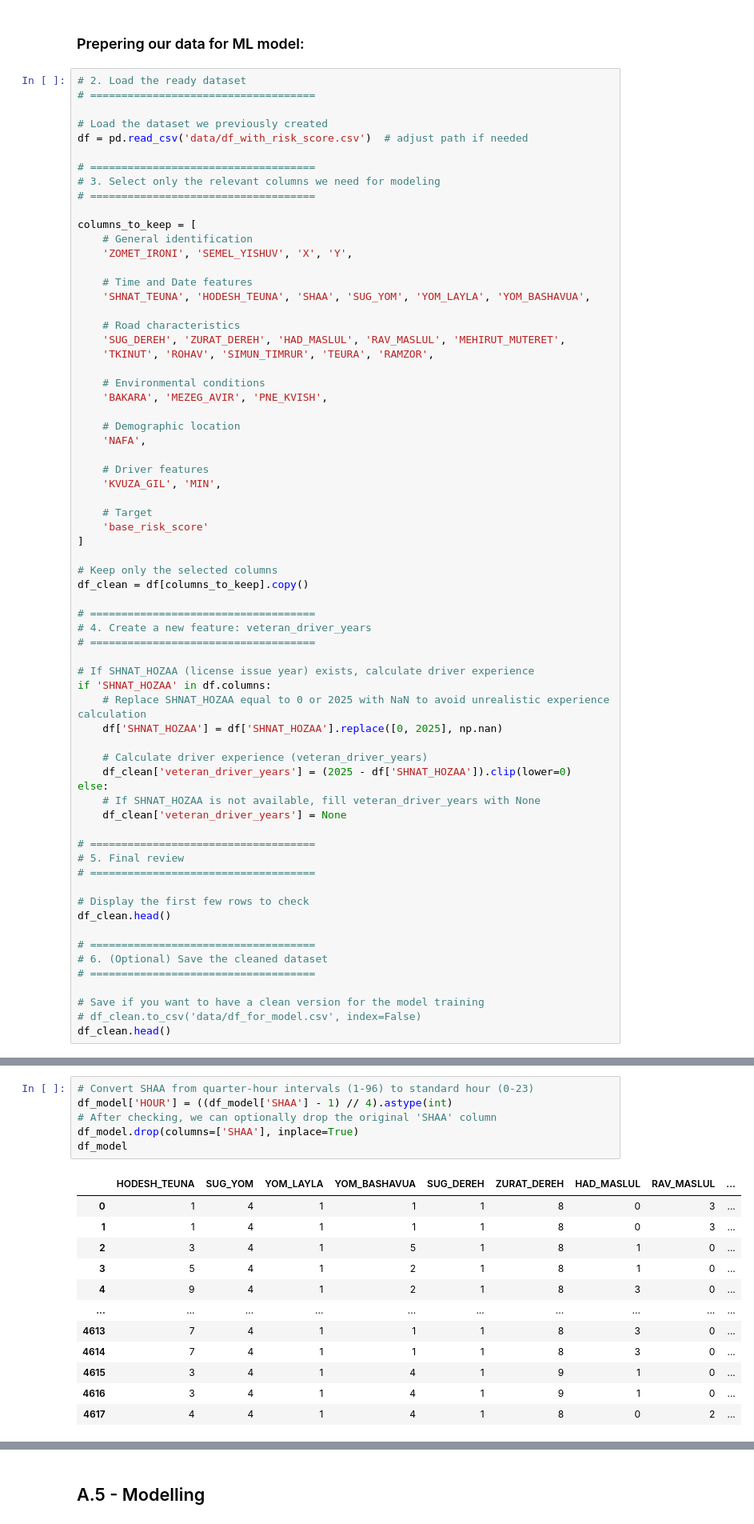
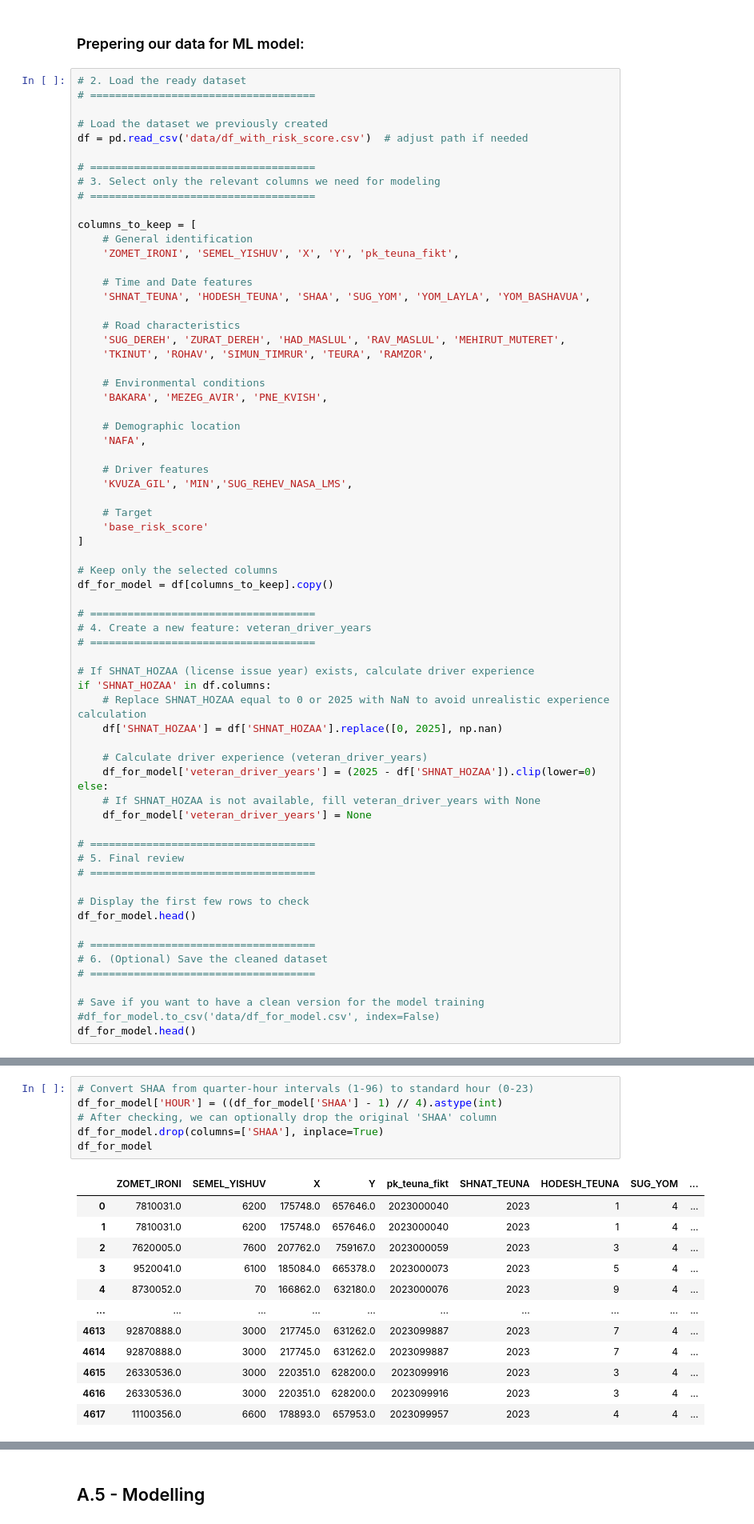
Before and after one commit to itamarshapira/SafeJunctionDetecion-ML, a Jupyter notebook: SafeJunctionDetection.ipynb, the cells around one changed output, grey strips where cells are left out. Shown at 80% size. Saved outputs shown, nothing was run; the diff lists cells and outputs as text.

Commit message:
Update notebook and data

```diff
--- a/SafeJunctionDetection.ipynb
+++ b/SafeJunctionDetection.ipynb
@@ -579,7 +579,7 @@ df = pd.read_csv('data/df_with_risk_score.csv')  # adjust path if needed
 
 columns_to_keep = [
     # General identification
-    'ZOMET_IRONI', 'SEMEL_YISHUV', 'X', 'Y',
+    'ZOMET_IRONI', 'SEMEL_YISHUV', 'X', 'Y', 'pk_teuna_fikt',
 
     # Time and Date features
     'SHNAT_TEUNA', 'HODESH_TEUNA', 'SHAA', 'SUG_YOM', 'YOM_LAYLA', 'YOM_BASHAVUA',
@@ -595,14 +595,14 @@ columns_to_keep = [
     'NAFA',
 
     # Driver features
-    'KVUZA_GIL', 'MIN',
+    'KVUZA_GIL', 'MIN','SUG_REHEV_NASA_LMS',
 
     # Target
     'base_risk_score'
 ]
 
 # Keep only the selected columns
-df_clean = df[columns_to_keep].copy()
+df_for_model = df[columns_to_keep].copy()
 
 # ====================================
 # 4. Create a new feature: veteran_driver_years
@@ -614,23 +614,23 @@ if 'SHNAT_HOZAA' in df.columns:
     df['SHNAT_HOZAA'] = df['SHNAT_HOZAA'].replace([0, 2025], np.nan)
 
     # Calculate driver experience (veteran_driver_years)
-    df_clean['veteran_driver_years'] = (2025 - df['SHNAT_HOZAA']).clip(lower=0)
+    df_for_model['veteran_driver_years'] = (2025 - df['SHNAT_HOZAA']).clip(lower=0)
 else:
     # If SHNAT_HOZAA is not available, fill veteran_driver_years with None
-    df_clean['veteran_driver_years'] = None
+    df_for_model['veteran_driver_years'] = None
 
 # ====================================
 # 5. Final review
 # ====================================
 
 # Display the first few rows to check
-df_clean.head()
+df_for_model.head()
 
 # ====================================
 # 6. (Optional) Save the cleaned dataset
 # ====================================
 
 # Save if you want to have a clean version for the model training
-# df_clean.to_csv('data/df_for_model.csv', index=False)
-df_clean.head()
+#df_for_model.to_csv('data/df_for_model.csv', index=False)
+df_for_model.head()
 # %% [output]
@@ -664,19 +646,19 @@ df_model
 # %%
 # Convert SHAA from quarter-hour intervals (1-96) to standard hour (0-23)
-df_model['HOUR'] = ((df_model['SHAA'] - 1) // 4).astype(int)
+df_for_model['HOUR'] = ((df_for_model['SHAA'] - 1) // 4).astype(int)
 # After checking, we can optionally drop the original 'SHAA' column
-df_model.drop(columns=['SHAA'], inplace=True)
-df_model
+df_for_model.drop(columns=['SHAA'], inplace=True)
+df_for_model
 # %% [output]
-|  | HODESH_TEUNA | SUG_YOM | YOM_LAYLA | YOM_BASHAVUA | SUG_DEREH | ZURAT_DEREH | HAD_MASLUL | RAV_MASLUL | ... |
-| 0 | 1 | 4 | 1 | 1 | 1 | 8 | 0 | 3 | ... |
-| 1 | 1 | 4 | 1 | 1 | 1 | 8 | 0 | 3 | ... |
-| 2 | 3 | 4 | 1 | 5 | 1 | 8 | 1 | 0 | ... |
-| 3 | 5 | 4 | 1 | 2 | 1 | 8 | 1 | 0 | ... |
-| 4 | 9 | 4 | 1 | 2 | 1 | 8 | 3 | 0 | ... |
+|  | ZOMET_IRONI | SEMEL_YISHUV | X | Y | pk_teuna_fikt | SHNAT_TEUNA | HODESH_TEUNA | SUG_YOM | ... |
+| 0 | 7810031.0 | 6200 | 175748.0 | 657646.0 | 2023000040 | 2023 | 1 | 4 | ... |
+| 1 | 7810031.0 | 6200 | 175748.0 | 657646.0 | 2023000040 | 2023 | 1 | 4 | ... |
+| 2 | 7620005.0 | 7600 | 207762.0 | 759167.0 | 2023000059 | 2023 | 3 | 4 | ... |
+| 3 | 9520041.0 | 6100 | 185084.0 | 665378.0 | 2023000073 | 2023 | 5 | 4 | ... |
+| 4 | 8730052.0 | 70 | 166862.0 | 632180.0 | 2023000076 | 2023 | 9 | 4 | ... |
 | ... | ... | ... | ... | ... | ... | ... | ... | ... | ... |
-| 4613 | 7 | 4 | 1 | 1 | 1 | 8 | 3 | 0 | ... |
-| 4614 | 7 | 4 | 1 | 1 | 1 | 8 | 3 | 0 | ... |
-| 4615 | 3 | 4 | 1 | 4 | 1 | 9 | 1 | 0 | ... |
-| 4616 | 3 | 4 | 1 | 4 | 1 | 9 | 1 | 0 | ... |
-| 4617 | 4 | 4 | 1 | 4 | 1 | 8 | 0 | 2 | ... |
+| 4613 | 92870888.0 | 3000 | 217745.0 | 631262.0 | 2023099887 | 2023 | 7 | 4 | ... |
+| 4614 | 92870888.0 | 3000 | 217745.0 | 631262.0 | 2023099887 | 2023 | 7 | 4 | ... |
+| 4615 | 26330536.0 | 3000 | 220351.0 | 628200.0 | 2023099916 | 2023 | 3 | 4 | ... |
+| 4616 | 26330536.0 | 3000 | 220351.0 | 628200.0 | 2023099916 | 2023 | 3 | 4 | ... |
+| 4617 | 11100356.0 | 6600 | 178893.0 | 657953.0 | 2023099957 | 2023 | 4 | 4 | ... |
```
Also changed, not shown: parts of 86 cells of this notebook, 2 other files.
